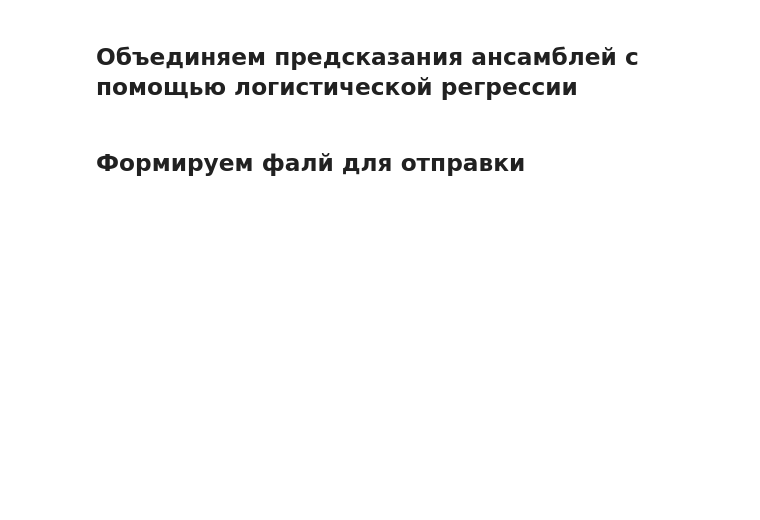
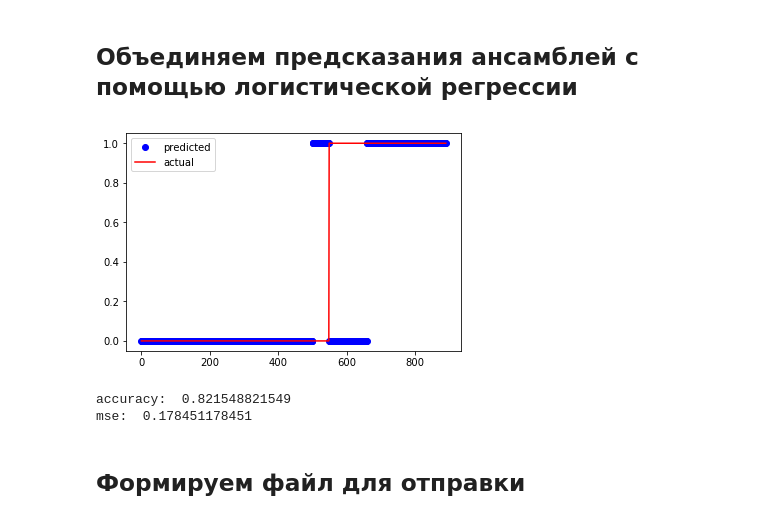
Before and after one commit to palich12/DataScientistDZ, a Jupyter notebook: DZ_2_5/001_titanic.ipynb, the cells around one changed output. Cells and saved outputs as stored; diff of their text form; code cells hidden in the pictures; blank space fills up the shorter version.

```diff
--- a/DZ_2_5/001_titanic.ipynb
+++ b/DZ_2_5/001_titanic.ipynb
@@ -340,7 +274,16 @@ plt.show()
 # %%
 # инициализирем модели с подобранными гиперпараметрами
-rf_estimator = RandomForestClassifier()
-gb_estimator = GradientBoostingClassifier()
+rf_estimator = RandomForestClassifier(warm_start=True,
+                                    max_features='sqrt',
+                                    max_depth=4,
+                                    random_state=RANDOM_STATE)
+gb_estimator = GradientBoostingClassifier(n_estimators=57,
+                                    learning_rate= 0.05,
+                                    max_depth=5,
+                                    subsample=0.75,
+                                    max_features='sqrt',
+                                    min_samples_leaf=9,
+                                    random_state=RANDOM_STATE)
 # %%
 # получаем предсказания вероятностей ансамблей на кросс-валидации для обучающей выборки
 rf_train_pred = cross_val_predict_proba(rf_estimator, X_train, y_train)
@@ -360,10 +303,30 @@ from sklearn.linear_model import LogisticRegression
 
 # TODO: подобрать гиперпараметры LogisticRegression
 
-logreg = LogisticRegression().fit(X_train_stack, y_train)
-predicted = logreg.predict(X_test_stack)
+logreg = LogisticRegression(C=1.0,penalty='l2').fit(X_train_stack, y_train)
+predicted_train = logreg.predict(X_train_stack)
+predicted_test = logreg.predict(X_test_stack)
+# %%
+pairs = np.array(sorted(zip(y_train, predicted_train)))
+plt.plot(range(0, len(pairs)), pairs[:, 1], 'bo',
+         range(0, len(pairs)), pairs[:, 0], 'r-')
+
+plt.legend(['predicted', 'actual'])
+plt.show()
+# %% [output]
+[figure, added]
+# %%
+# Estimate model quality
+from sklearn.metrics import accuracy_score
+from sklearn.metrics import mean_squared_error
+
+print('accuracy: ', accuracy_score(y_train, predicted_train))
+print('mse: ', mean_squared_error(y_train, predicted_train))
+# %% [output]
+accuracy:  0.821548821549
+mse:  0.178451178451
 # %% [markdown]
-## Формируем фалй для отправки
+## Формируем файл для отправки
 # %%
 with open('submission.txt', 'w') as out:
     out.write('PassengerId,Survived\n')
```
Also changed, not shown: parts of 14 cells of this notebook, 1 other file.
